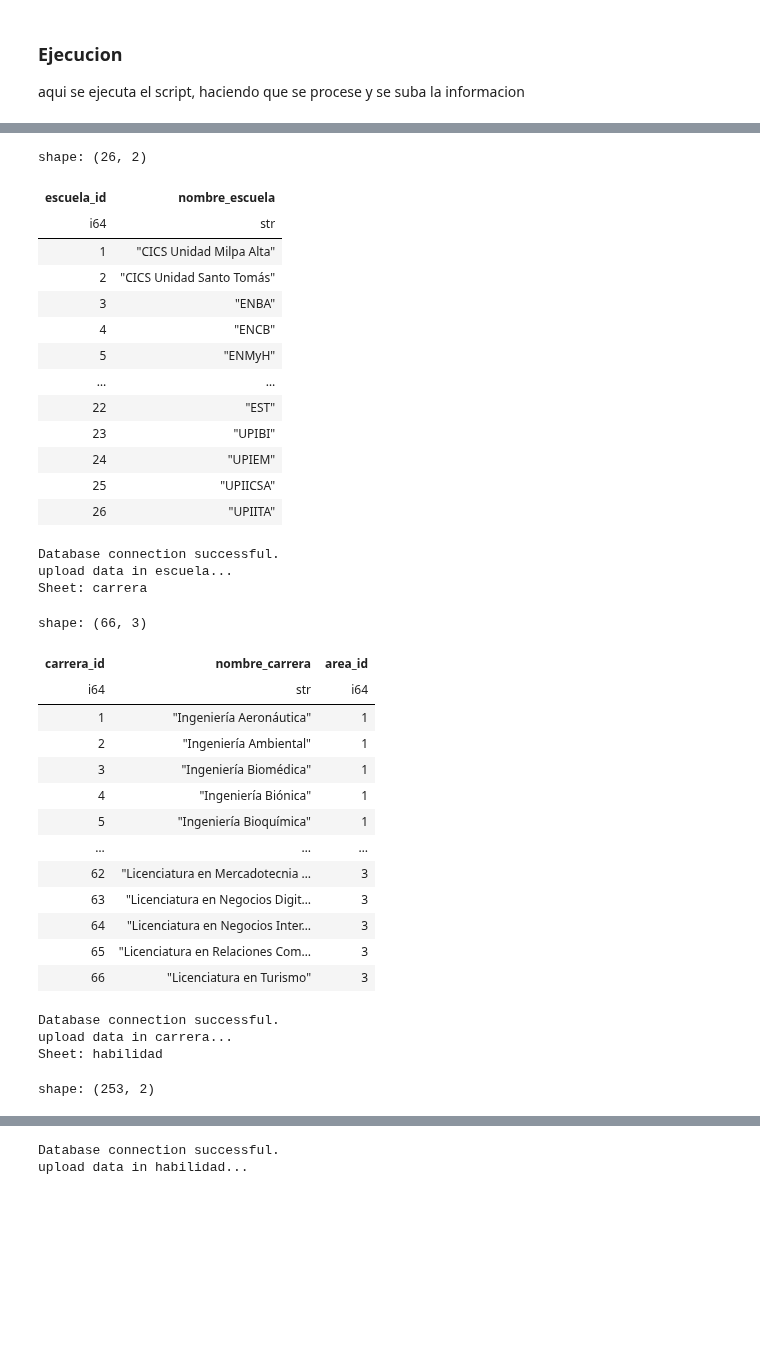
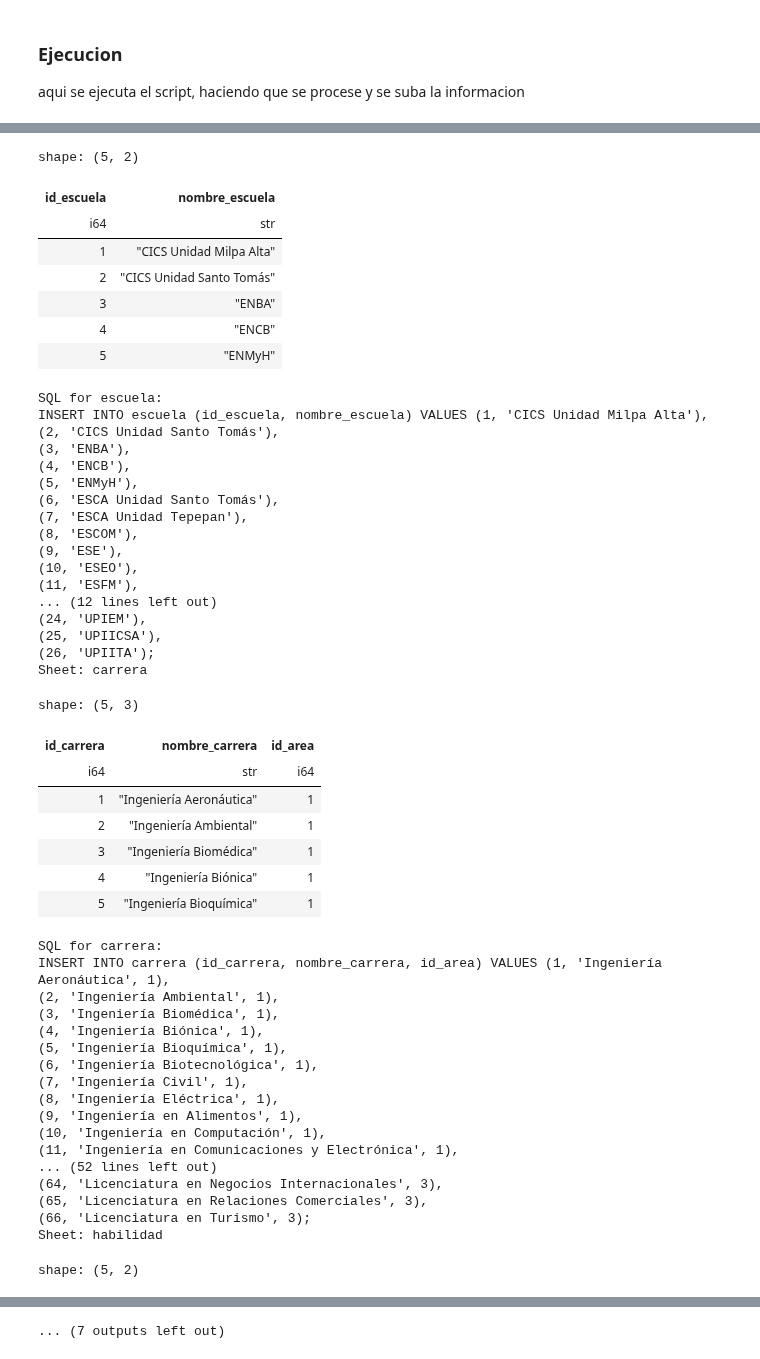
Before and after one commit to KillahBlitz/Athena, a Jupyter notebook: Scripts/career_processor.ipynb, the cells around one changed output, grey strips where cells are left out. Saved outputs shown, nothing was run; the diff lists cells and outputs as text; code cells hidden in the pictures; blank space fills up the shorter version.

```diff
--- a/Scripts/career_processor.ipynb
+++ b/Scripts/career_processor.ipynb
@@ -13,12 +13,13 @@ from pydantic import BaseModel
 Aqui se definen las constantes que se necesiten para subir los archivos
 # %%
 FILE_PATH = './layouts/oferta_academicav2.2.xlsx'  # cambiar por ruta del archivo que se desea leer
-SHEETS_NAMES = ['area', 'escuela', 'carrera', 'habilidad']  # nombre de las hojas que se desean procesar
+SHEETS_NAMES = ['area', 'escuela', 'carrera', 'habilidad', "carrera_habilidad", "criterio"]  # nombre de las hojas que se desean procesar
 DB_HOST = '100.95.220.1'
 DB_PORT = 5432
 DB_USER = 'admin'
 DB_PASSWORD = "password"
 DB_CONECTION = "athena"
+DIR_SAVE = "load_data.sql"
 # %% [markdown]
 ### Modelos de pydantic
 
@@ -110,10 +132,13 @@ def submit_data_in_habilidad(df: pl.DataFrame, db, table_name: str):
 aqui se ejecuta el script, haciendo que se procese y se suba la informacion
 # %%
 if __name__ == "__main__":
+    sql_data = []
     for sheet_name in SHEETS_NAMES:
         df = read_excel_file(FILE_PATH, sheet_name)
         view_excel_sheets(df, sheet_name)
-        ask_submit_data(df,sheet_name)
+        sql_text = ask_submit_data(df, sheet_name)
+        sql_data.append(sql_text)
+    save_text_to_file("\n\n".join(sql_data), DIR_SAVE)
 # %% [output]
 Sheet: area
 shape: (3, 2)
@@ -127,39 +154,55 @@ upload data in area...
 Sheet: escuela
-shape: (26, 2)
+shape: (5, 2)
-| escuela_id | nombre_escuela |
+| id_escuela | nombre_escuela |
 | i64 | str |
 | 1 | "CICS Unidad Milpa Alta" |
 | 2 | "CICS Unidad Santo Tomás" |
 | 3 | "ENBA" |
 | 4 | "ENCB" |
 | 5 | "ENMyH" |
-| … | … |
-| 22 | "EST" |
-| 23 | "UPIBI" |
-| 24 | "UPIEM" |
-| 25 | "UPIICSA" |
-| 26 | "UPIITA" |
-Database connection successful.
-upload data in escuela...
+SQL for escuela:
+INSERT INTO escuela (id_escuela, nombre_escuela) VALUES (1, 'CICS Unidad Milpa Alta'),
+(2, 'CICS Unidad Santo Tomás'),
+(3, 'ENBA'),
+(4, 'ENCB'),
+(5, 'ENMyH'),
+(6, 'ESCA Unidad Santo Tomás'),
+(7, 'ESCA Unidad Tepepan'),
+(8, 'ESCOM'),
+(9, 'ESE'),
+(10, 'ESEO'),
+(11, 'ESFM'),
+... (12 lines left out)
+(24, 'UPIEM'),
+(25, 'UPIICSA'),
+(26, 'UPIITA');
 Sheet: carrera
-shape: (66, 3)
+shape: (5, 3)
-| carrera_id | nombre_carrera | area_id |
+| id_carrera | nombre_carrera | id_area |
 | i64 | str | i64 |
 | 1 | "Ingeniería Aeronáutica" | 1 |
 | 2 | "Ingeniería Ambiental" | 1 |
 | 3 | "Ingeniería Biomédica" | 1 |
 | 4 | "Ingeniería Biónica" | 1 |
 | 5 | "Ingeniería Bioquímica" | 1 |
-| … | … | … |
-| 62 | "Licenciatura en Mercadotecnia … | 3 |
-| 63 | "Licenciatura en Negocios Digit… | 3 |
-| 64 | "Licenciatura en Negocios Inter… | 3 |
-| 65 | "Licenciatura en Relaciones Com… | 3 |
-| 66 | "Licenciatura en Turismo" | 3 |
-Database connection successful.
-upload data in carrera...
+SQL for carrera:
+INSERT INTO carrera (id_carrera, nombre_carrera, id_area) VALUES (1, 'Ingeniería Aeronáutica', 1),
+(2, 'Ingeniería Ambiental', 1),
+(3, 'Ingeniería Biomédica', 1),
+(4, 'Ingeniería Biónica', 1),
+(5, 'Ingeniería Bioquímica', 1),
+(6, 'Ingeniería Biotecnológica', 1),
+(7, 'Ingeniería Civil', 1),
+(8, 'Ingeniería Eléctrica', 1),
+(9, 'Ingeniería en Alimentos', 1),
+(10, 'Ingeniería en Computación', 1),
+(11, 'Ingeniería en Comunicaciones y Electrónica', 1),
+... (52 lines left out)
+(64, 'Licenciatura en Negocios Internacionales', 3),
+(65, 'Licenciatura en Relaciones Comerciales', 3),
+(66, 'Licenciatura en Turismo', 3);
 Sheet: habilidad
-shape: (253, 2)
+shape: (5, 2)
 | id_habilidad | descripcion |
 | i64 | str |
 | 1 | "Diseño, construcción, mantenim… |
@@ -176,2 +213 @@ shape: (253, 2)
-Database connection successful.
-upload data in habilidad...
+... (7 outputs left out)
```
Also changed, not shown: parts of 4 cells of this notebook, 4 other files.
